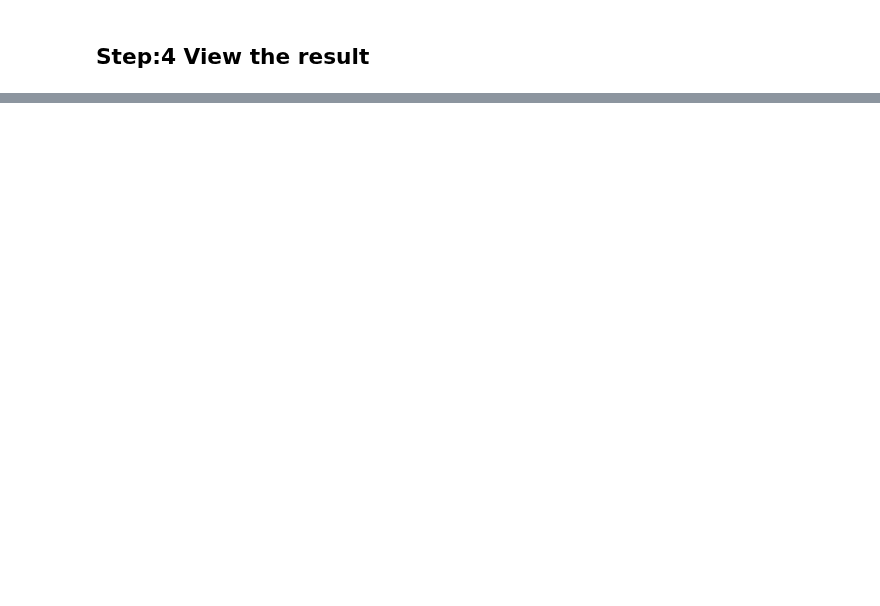
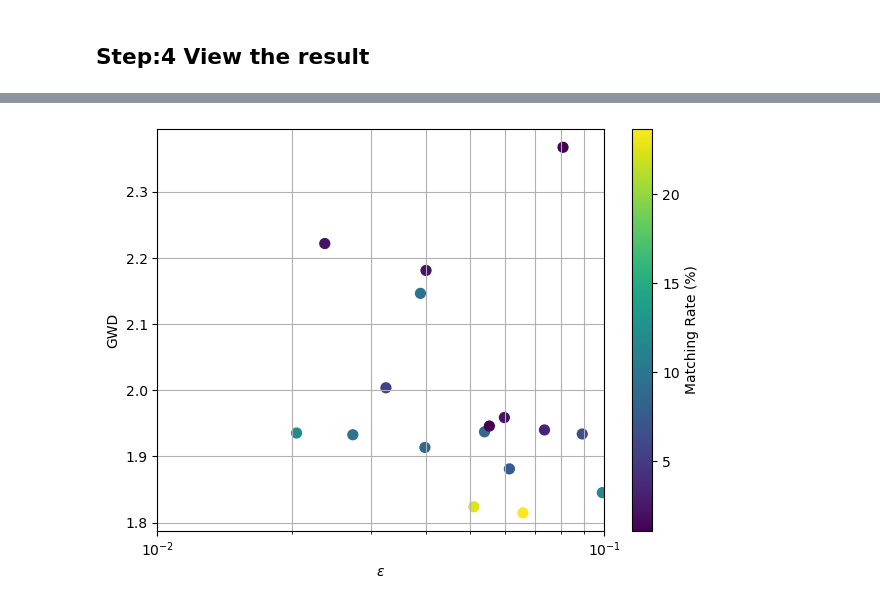
Before and after one commit to oizumi-lab/GWTune, a Jupyter notebook: scripts/tutorial_minimal.ipynb, the cells around one changed output, grey strips where cells are left out. Cells and saved outputs as stored; diff of their text form; code cells hidden in the pictures; blank space fills up the shorter version.

```diff
--- a/scripts/tutorial_minimal.ipynb
+++ b/scripts/tutorial_minimal.ipynb
@@ -124,11 +129,14 @@ test_gw = GW_Alignment(
     C1,
     C2,
     save_path,
+    study_name=filename,
+    storage=storage,
     max_iter = max_iter,
     n_iter = n_iter,
     to_types = to_types,
     data_type = data_type,
     sinkhorn_method = sinkhorn_method,
+    instance_name=filename,
 )
 # %%
 # generate instance optimize gw_alignment
@@ -152,7 +160,6 @@ opt = load_optimizer(
 # 2. run optimzation
 study = opt.run_study(
     test_gw,
-    device,
     seed=42,
     init_mat_plan=init_mat_plan,
     eps_list=eps_list,
@@ -188,12 +230,21 @@ plt.show()
 # %%
 # figure plotting epsilon as x-axis and GWD as y-axis
 df_trial = study.trials_dataframe()
 
 plt.scatter(df_trial['params_eps'], df_trial['value'], s = 50, c=df_trial['user_attrs_best_acc'] * 100, cmap='viridis')
 plt.xlabel('$\epsilon$')
 plt.ylabel('GWD')
 plt.colorbar(label='Matching Rate (%)')
+plt.grid(True, which="both")
+if eps_log:
+    plt.xscale('log')
+
+plt.gca().xaxis.set_minor_formatter(ticker.NullFormatter())
+plt.xlim(eps_list[0], eps_list[-1])
+plt.tight_layout()
 plt.show()
+# %% [output]
+[figure, added]
 # %%
 # evaluate accuracy of unsupervised alignment
 max_indices = np.argmax(OT, axis=1)
```
Also changed, not shown: parts of 7 cells of this notebook, 1 other file.
